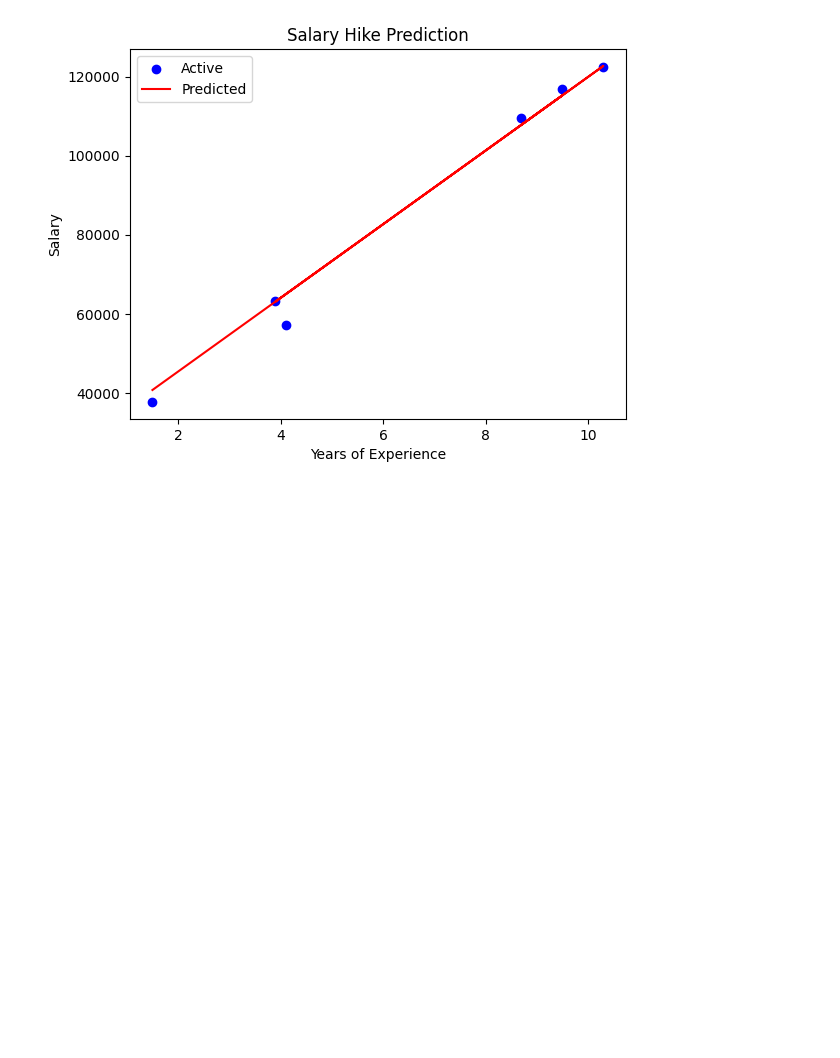
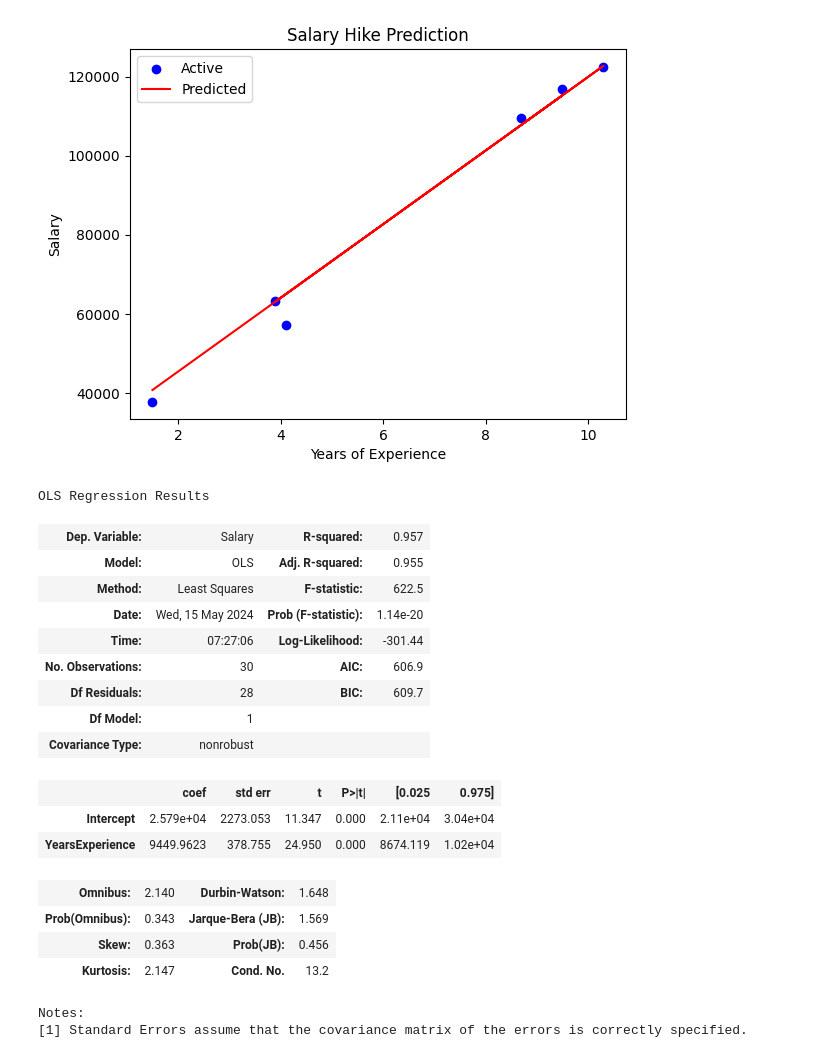
Before and after one commit to sana9524/Data_-Science_Assign, a Jupyter notebook: Linear_Regression(Salary_Data).ipynb, the cells around one changed output. Saved outputs shown, nothing was run; the diff lists cells and outputs as text; code cells hidden in the pictures; blank space fills up the shorter version.

```diff
--- a/Linear_Regression(Salary_Data).ipynb
+++ b/Linear_Regression(Salary_Data).ipynb
@@ -272,3 +272,28 @@ plt.legend()
 plt.show()
 # %% [output]
 [figure]
+# %%
+
+model=smf.ols("Salary~YearsExperience", data=data).fit()
+# %%
+model.summary()
+# %% [output]
+OLS Regression Results
+| Dep. Variable: | Salary | R-squared: | 0.957 |
+| Model: | OLS | Adj. R-squared: | 0.955 |
+| Method: | Least Squares | F-statistic: | 622.5 |
+| Date: | Wed, 15 May 2024 | Prob (F-statistic): | 1.14e-20 |
+| Time: | 07:27:06 | Log-Likelihood: | -301.44 |
+| No. Observations: | 30 | AIC: | 606.9 |
+| Df Residuals: | 28 | BIC: | 609.7 |
+| Df Model: | 1 |  |  |
+| Covariance Type: | nonrobust |  |  |
+|  | coef | std err | t | P>|t| | [0.025 | 0.975] |
+| Intercept | 2.579e+04 | 2273.053 | 11.347 | 0.000 | 2.11e+04 | 3.04e+04 |
+| YearsExperience | 9449.9623 | 378.755 | 24.950 | 0.000 | 8674.119 | 1.02e+04 |
+| Omnibus: | 2.140 | Durbin-Watson: | 1.648 |
+| Prob(Omnibus): | 0.343 | Jarque-Bera (JB): | 1.569 |
+| Skew: | 0.363 | Prob(JB): | 0.456 |
+| Kurtosis: | 2.147 | Cond. No. | 13.2 |
+Notes:
+[1] Standard Errors assume that the covariance matrix of the errors is correctly specified.
```
Also changed, not shown: parts of 3 cells of this notebook.
